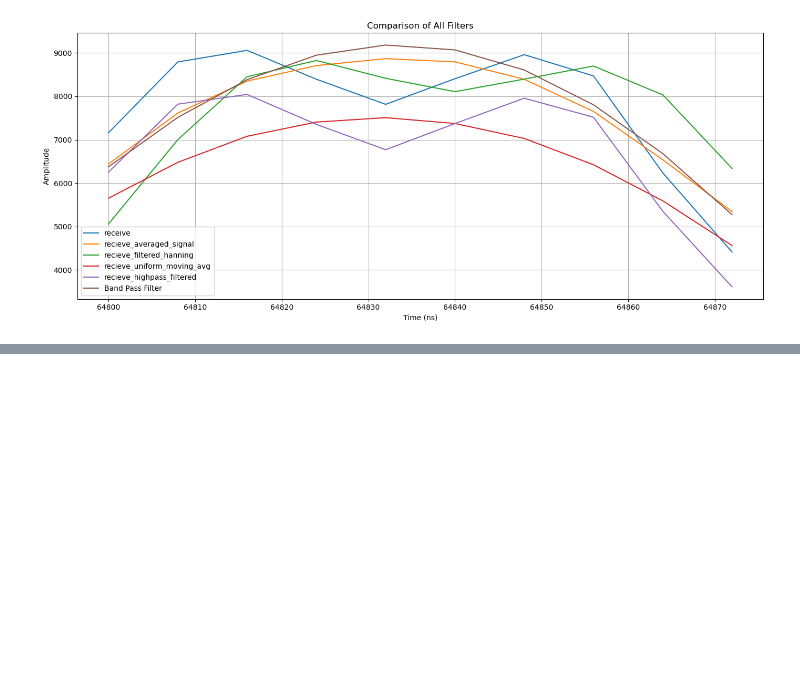
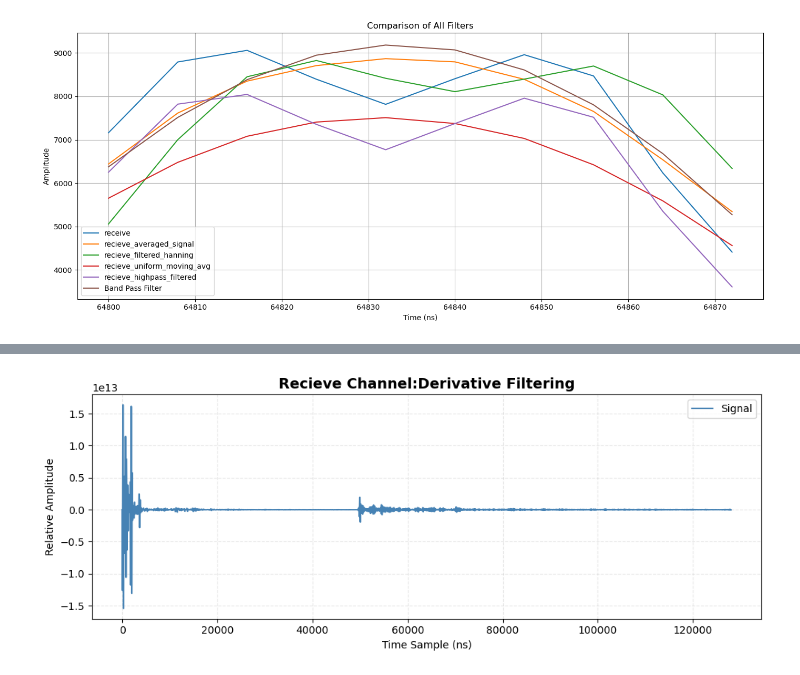
Before and after one commit to madhviasthana/Bio-Medical-Signal-Processing, a Jupyter notebook: codebase/main.ipynb, the cells around one changed output, grey strips where cells are left out. Saved outputs shown, nothing was run; the diff lists cells and outputs as text; code cells hidden in the pictures; blank space fills up the shorter version.

```diff
--- a/codebase/main.ipynb
+++ b/codebase/main.ipynb
@@ -237,0 +233,6 @@ plt.show()
+# %%
+echo_derivative_filtered_data=apply_improved_derivative_filter(bandpassed_receive,T=T)
+# %%
+signal_plot(echo_derivative_filtered_data[:],start=0,end=16000,title="Recieve Channel:Derivative Filtering")
+# %% [output]
+[figure, added]
```
Also changed, not shown: parts of 17 cells of this notebook, 6 other files.
